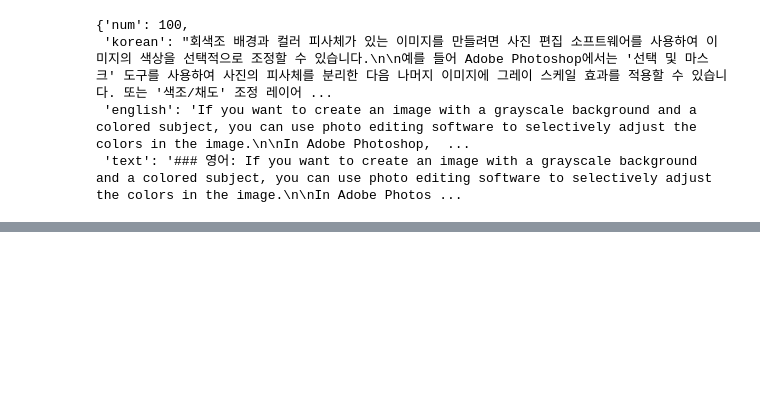
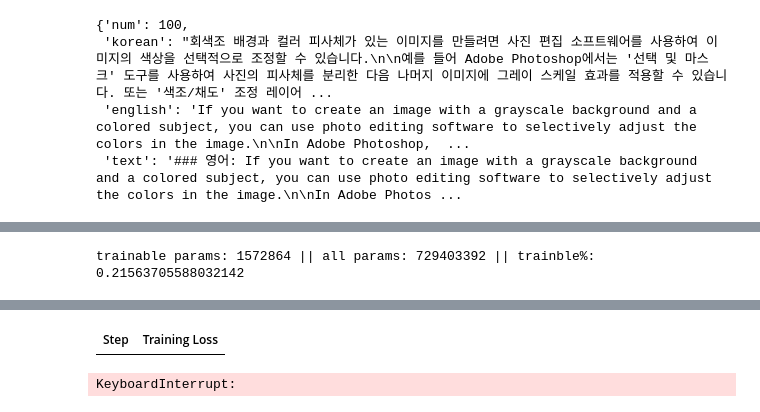
Before and after one commit to aeolian83/translateDnD, a Jupyter notebook: test_train.ipynb, the cells around one changed output, grey strips where cells are left out. Drawn from its saved outputs; the diff is of its cells as text; code cells hidden in the pictures; blank space fills up the shorter version.

Commit message:
test train

```diff
--- a/test_train.ipynb
+++ b/test_train.ipynb
@@ -55,0 +78,2 @@ data['train'][100]
+# %%
+data = data.map(lambda samples: tokenizer(samples["text"]), batched=True)
@@ -55,0 +132,20 @@ data['train'][100]
+# %%
+from peft import LoraConfig, get_peft_model
+
+config = LoraConfig(
+    r=8,
+    lora_alpha=32,
+    target_modules=["query_key_value"],
+    lora_dropout=0.05,
+    bias="none",
+    task_type="CAUSAL_LM"
+)
+
+model = get_peft_model(model, config)
+print_trainable_parameters(model)
+# %% [output]
+trainable params: 1572864 || all params: 729403392 || trainble%: 0.21563705588032142
+# %%
+tokenNum_korean = 8611
+tokenNum_english = 3029
+tokenNum_colon = 29
@@ -55,0 +188,29 @@ data['train'][100]
+# %%
+# import transformers
+
+tokenizer.pad_token = tokenizer.eos_token
+
+trainer = maskTrainer(
+    model=model,
+    train_dataset=data["train"],
+    args=transformers.TrainingArguments(
+        per_device_train_batch_size=16,
+        gradient_accumulation_steps=1,
+        fp16=True,
+        output_dir="outputs",
+        save_total_limit=3,
+        logging_steps=300,
+        report_to=["tensorboard"],
+        num_train_epochs = 1,
+        learning_rate=3e-4,
+        resume_from_checkpoint=True,
+        lr_scheduler_type= "cosine",
+        #optim="paged_adamw_8bit"
+
+    ),
+    data_collator=transformers.DataCollatorForLanguageModeling(tokenizer, mlm=False),
+)
+
+model.config.use_cache = False  # silence the warnings. Please re-enable for inference!
+trainer.train(resume_from_checkpoint=False)
+# %% [output]
@@ -55,0 +218,2 @@ data['train'][100]
+| Step | Training Loss |
+KeyboardInterrupt:
```
Also changed, not shown: parts of 9 cells of this notebook, 3 other files.
